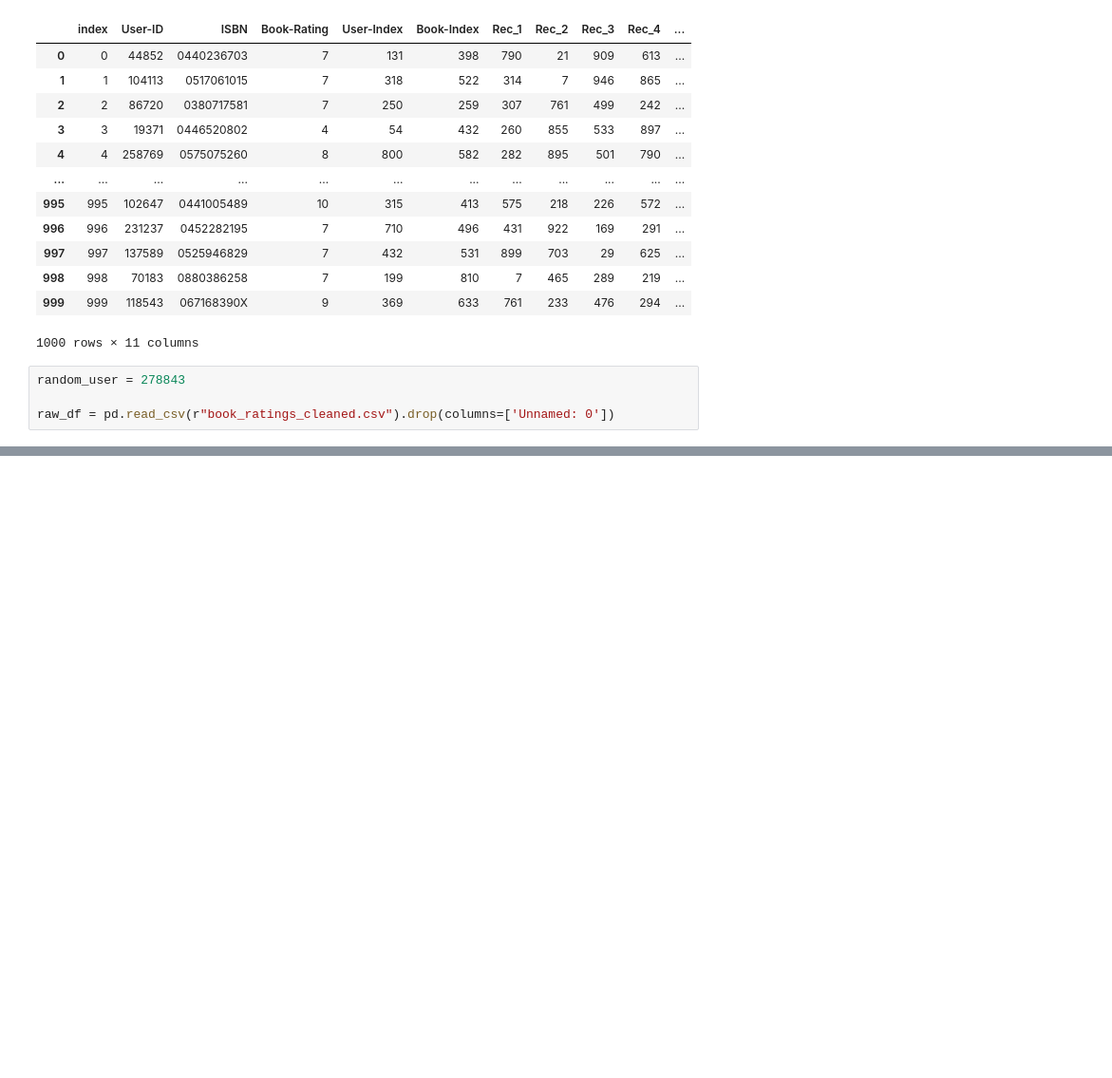
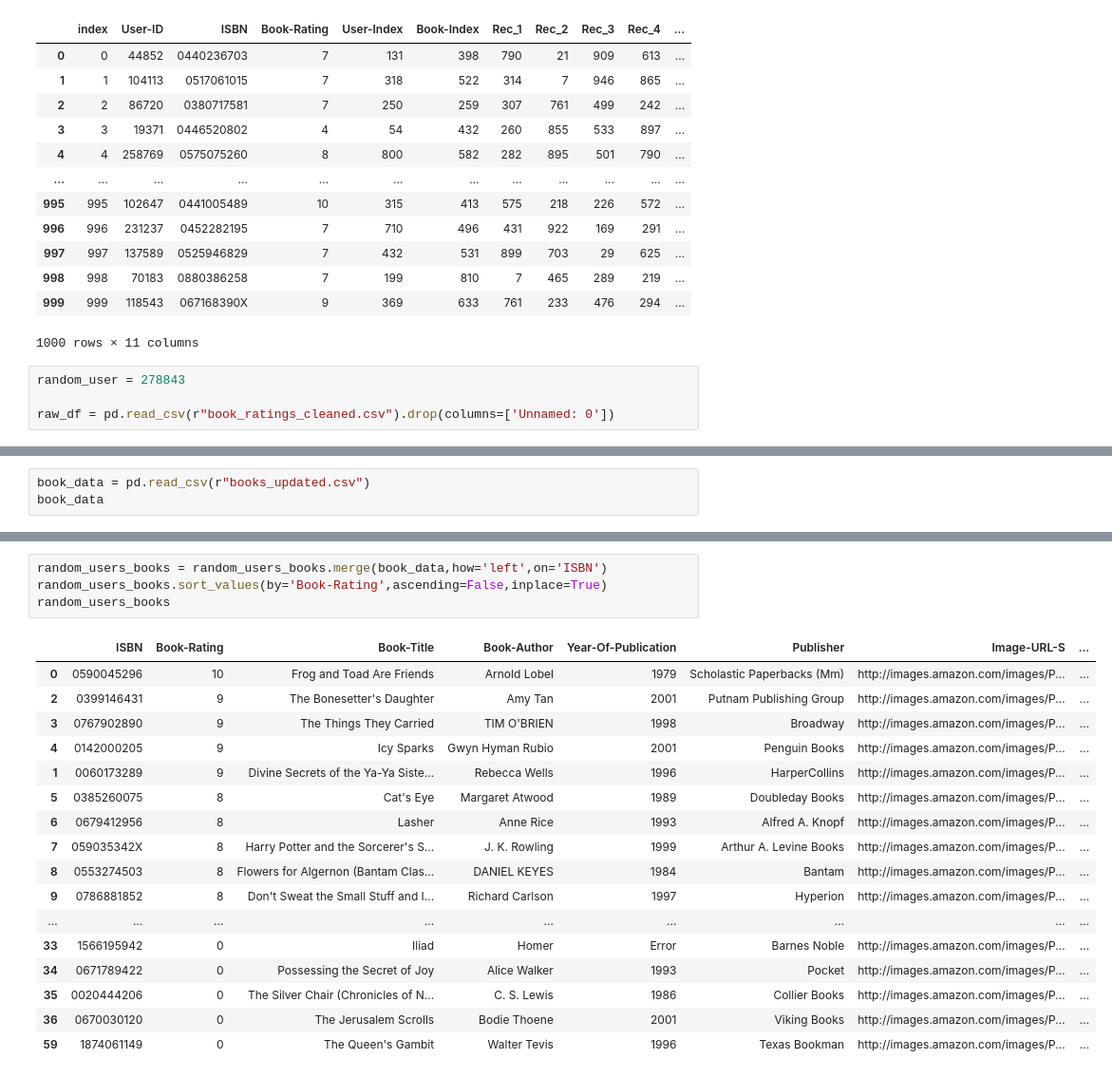
Before and after one commit to hyunji0618/BayesianBookRecommender, a Jupyter notebook: UserStuff.ipynb, the cells around one changed output, grey strips where cells are left out. Shown: that part at 95% size. Saved outputs shown, nothing was run; the diff lists cells and outputs as text; blank space fills up the shorter version.

```diff
--- a/UserStuff.ipynb
+++ b/UserStuff.ipynb
@@ -55,0 +75,3 @@ random_users_books = raw_df[raw_df['User-ID']== random_user][['ISBN','Book-Ratin
+# %%
+book_data = pd.read_csv(r"books_updated.csv")
+book_data
@@ -55,0 +92,22 @@ random_users_books = raw_df[raw_df['User-ID']== random_user][['ISBN','Book-Ratin
+# %%
+random_users_books = random_users_books.merge(book_data,how='left',on='ISBN')
+random_users_books.sort_values(by='Book-Rating',ascending=False,inplace=True)
+random_users_books
+# %% [output]
+|  | ISBN | Book-Rating | Book-Title | Book-Author | Year-Of-Publication | Publisher | Image-URL-S | ... |
+| 0 | 0590045296 | 10 | Frog and Toad Are Friends | Arnold Lobel | 1979 | Scholastic Paperbacks (Mm) | http://images.amazon.com/images/P... | ... |
+| 2 | 0399146431 | 9 | The Bonesetter's Daughter | Amy Tan | 2001 | Putnam Publishing Group | http://images.amazon.com/images/P... | ... |
+| 3 | 0767902890 | 9 | The Things They Carried | TIM O'BRIEN | 1998 | Broadway | http://images.amazon.com/images/P... | ... |
+| 4 | 0142000205 | 9 | Icy Sparks | Gwyn Hyman Rubio | 2001 | Penguin Books | http://images.amazon.com/images/P... | ... |
+| 1 | 0060173289 | 9 | Divine Secrets of the Ya-Ya Siste... | Rebecca Wells | 1996 | HarperCollins | http://images.amazon.com/images/P... | ... |
+| 5 | 0385260075 | 8 | Cat's Eye | Margaret Atwood | 1989 | Doubleday Books | http://images.amazon.com/images/P... | ... |
+| 6 | 0679412956 | 8 | Lasher | Anne Rice | 1993 | Alfred A. Knopf | http://images.amazon.com/images/P... | ... |
+| 7 | 059035342X | 8 | Harry Potter and the Sorcerer's S... | J. K. Rowling | 1999 | Arthur A. Levine Books | http://images.amazon.com/images/P... | ... |
+| 8 | 0553274503 | 8 | Flowers for Algernon (Bantam Clas... | DANIEL KEYES | 1984 | Bantam | http://images.amazon.com/images/P... | ... |
+| 9 | 0786881852 | 8 | Don't Sweat the Small Stuff and I... | Richard Carlson | 1997 | Hyperion | http://images.amazon.com/images/P... | ... |
+| ... | ... | ... | ... | ... | ... | ... | ... | ... |
+| 33 | 1566195942 | 0 | Iliad | Homer | Error | Barnes Noble | http://images.amazon.com/images/P... | ... |
+| 34 | 0671789422 | 0 | Possessing the Secret of Joy | Alice Walker | 1993 | Pocket | http://images.amazon.com/images/P... | ... |
+| 35 | 0020444206 | 0 | The Silver Chair (Chronicles of N... | C. S. Lewis | 1986 | Collier Books | http://images.amazon.com/images/P... | ... |
+| 36 | 0670030120 | 0 | The Jerusalem Scrolls | Bodie Thoene | 2001 | Viking Books | http://images.amazon.com/images/P... | ... |
+| 59 | 1874061149 | 0 | The Queen's Gambit | Walter Tevis | 1996 | Texas Bookman | http://images.amazon.com/images/P... | ... |
```
Also changed, not shown: parts of 6 cells of this notebook.
